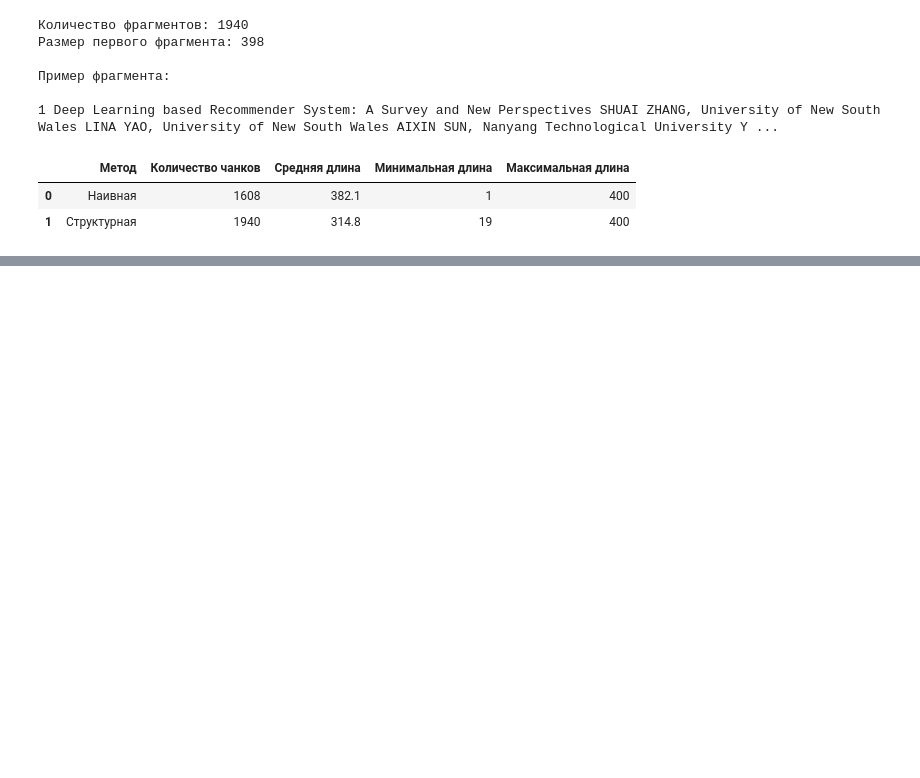
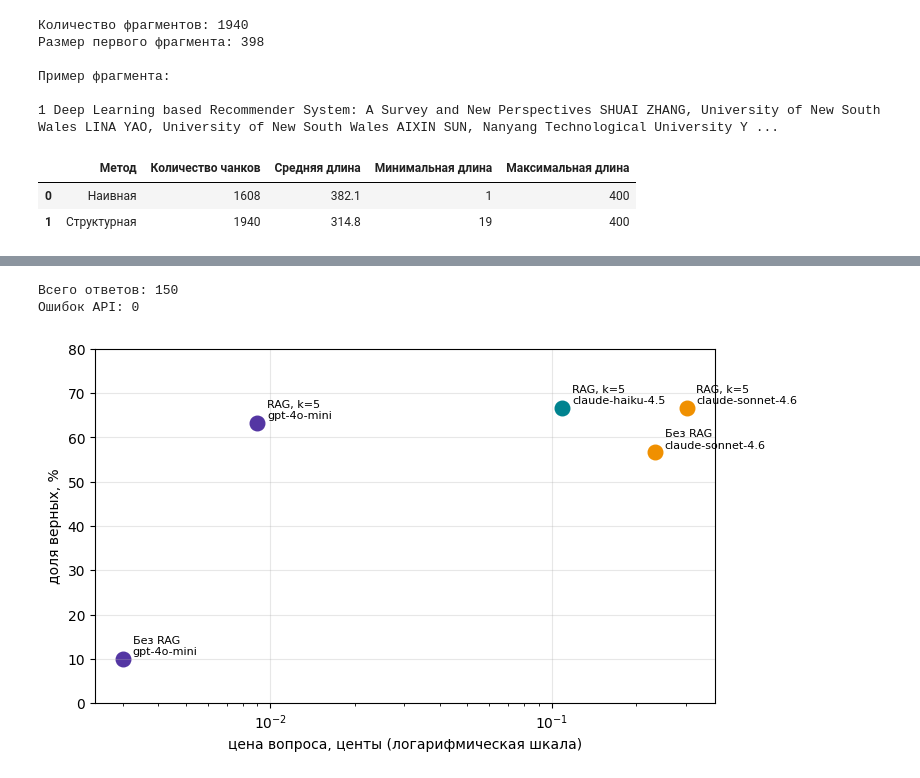
Before and after one commit to dshkkp/llm-rag-homework-02, a Jupyter notebook: homework02.ipynb, the cells around one changed output, grey strips where cells are left out. Saved outputs shown, nothing was run; the diff lists cells and outputs as text; code cells hidden in the pictures; blank space fills up the shorter version.

```diff
--- a/homework02.ipynb
+++ b/homework02.ipynb
@@ -235,0 +603,13 @@ assert len(structured_chunks) >= 300
+# %%
+def plain_answer(question, model):
+    before = ledger.mine
+    msg = chat( [{"role": "system", "content": PLAIN_SYSTEM},{"role": "user", "content": question}], model, tag="plain")
+    return { "answer": msg.get("content") or "", "hits": [], "cost": ledger.mine - before}
+
+def final_answer(text):
+    m = re.findall(r"FINAL:\s*(.+)", text or "")
+    return m[-1].strip() if m else (text or "").strip()
+
+
+def is_correct(task, answer):
+    return f" {norm(task['answer'])} " in f" {norm(final_answer(answer))} "
@@ -235,0 +642,13 @@ assert len(structured_chunks) >= 300
+# %%
+sample = tasks
+
+results = pd.concat([
+    evaluate(plain_answer, sample, "Без RAG", MODELS["cheap"], workers=4),
+    evaluate(plain_answer, sample, "Без RAG", MODELS["strong"], workers=4),
+    evaluate(rag_answer, sample, "RAG, k=5", MODELS["cheap"], workers=4),
+    evaluate(rag_answer, sample, "RAG, k=5", MODELS["mid"], workers=4),
+    evaluate(rag_answer, sample, "RAG, k=5", MODELS["strong"], workers=4)
+], ignore_index=True)
+
+table = report(results)
+table
@@ -235,0 +662,27 @@ assert len(structured_chunks) >= 300
+# %%
+errors = results[results["answer"].str.startswith("ошибка:")]
+
+print("Всего ответов:", len(results))
+print("Ошибок API:", len(errors))
+results.to_csv("data/rag_results.csv", index=False)
+# %% [output]
+Всего ответов: 150
+Ошибок API: 0
+# %%
+def money_chart(table, path, baseline=None):
+    fig, ax = plt.subplots(figsize=(8, 4.6))
+    if baseline:
+        ax.axhline(baseline[1] * 100, color=COLORS["grey"], ls="--", lw=1.2)
+        ax.annotate(baseline[0], (0.01, baseline[1] * 100 + 1.5), xycoords=("axes fraction", "data"), fontsize=8, color=COLORS["grey"])
+    for _, r in table.iterrows():
+        color = COLORS["amber"] if "sonnet" in r["model"] else COLORS["teal"] if "haiku" in r["model"] else COLORS["violet"]
+        ax.scatter(r["cost_per_task"] * 100, r["accuracy"] * 100, s=110, color=color)
+        ax.annotate(f"{r['config']}\n{r['model']}", (r["cost_per_task"] * 100, r["accuracy"] * 100), fontsize=8, xytext=(7, 3), textcoords="offset points")
+    ax.set_xscale("log"); ax.set_xlabel("цена вопроса, центы (логарифмическая шкала)"); ax.set_ylabel("доля верных, %"); ax.grid(alpha=0.3)
+    ax.set_ylim(0, 80)
+    fig.savefig(path, dpi=150, bbox_inches="tight")
+    return fig
+
+_ = money_chart(table, "img/money_rag.png")
+# %% [output]
+[figure, added]
```
Also changed, not shown: parts of 60 cells of this notebook, 6 other files.
